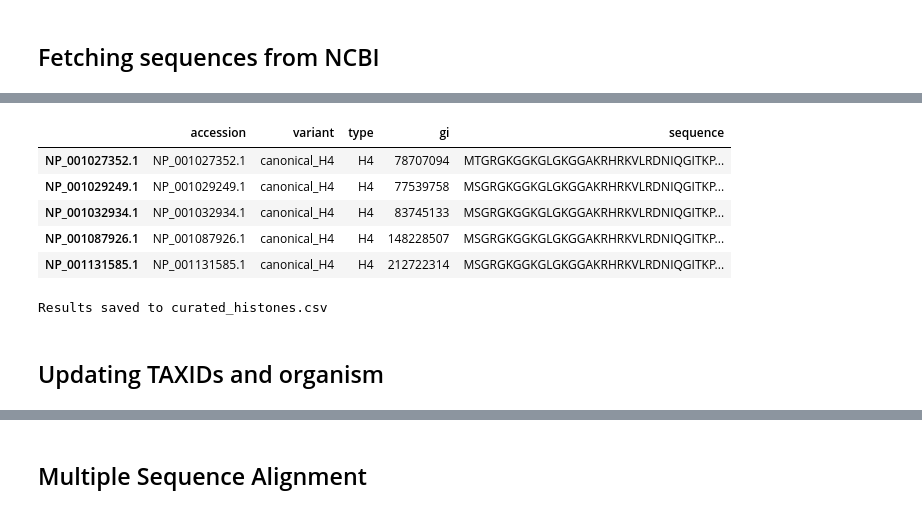
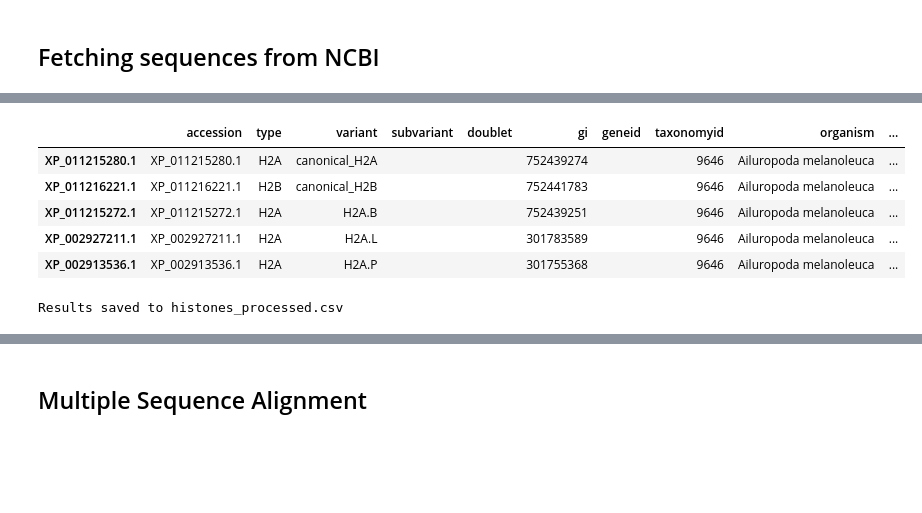
Before and after one commit to v-kulikov1/histonedb_Vladimir, a Jupyter notebook: CURATED_SET/curated_sevice.ipynb, the cells around one changed output, grey strips where cells are left out. Saved outputs shown, nothing was run; the diff lists cells and outputs as text; code cells hidden in the pictures; blank space fills up the shorter version.

```diff
--- a/CURATED_SET/curated_sevice.ipynb
+++ b/CURATED_SET/curated_sevice.ipynb
@@ -102,15 +125,13 @@ for key in curated_set.fasta_seqrec.keys():
 # %%
-curated_set.curated_data.head()
+curated_set.data.head()
 # %% [output]
-|  | accession | variant | type | gi | sequence |
-| NP_001027352.1 | NP_001027352.1 | canonical_H4 | H4 | 78707094 | MTGRGKGGKGLGKGGAKRHRKVLRDNIQGITKP... |
-| NP_001029249.1 | NP_001029249.1 | canonical_H4 | H4 | 77539758 | MSGRGKGGKGLGKGGAKRHRKVLRDNIQGITKP... |
-| NP_001032934.1 | NP_001032934.1 | canonical_H4 | H4 | 83745133 | MSGRGKGGKGLGKGGAKRHRKVLRDNIQGITKP... |
-| NP_001087926.1 | NP_001087926.1 | canonical_H4 | H4 | 148228507 | MSGRGKGGKGLGKGGAKRHRKVLRDNIQGITKP... |
-| NP_001131585.1 | NP_001131585.1 | canonical_H4 | H4 | 212722314 | MSGRGKGGKGLGKGGAKRHRKVLRDNIQGITKP... |
+|  | accession | type | variant | subvariant | doublet | gi | geneid | taxonomyid | organism | ... |
+| XP_011215280.1 | XP_011215280.1 | H2A | canonical_H2A |  |  | 752439274 |  | 9646 | Ailuropoda melanoleuca | ... |
+| XP_011216221.1 | XP_011216221.1 | H2B | canonical_H2B |  |  | 752441783 |  | 9646 | Ailuropoda melanoleuca | ... |
+| XP_011215272.1 | XP_011215272.1 | H2A | H2A.B |  |  | 752439251 |  | 9646 | Ailuropoda melanoleuca | ... |
+| XP_002927211.1 | XP_002927211.1 | H2A | H2A.L |  |  | 301783589 |  | 9646 | Ailuropoda melanoleuca | ... |
+| XP_002913536.1 | XP_002913536.1 | H2A | H2A.P |  |  | 301755368 |  | 9646 | Ailuropoda melanoleuca | ... |
 # %%
-curated_set.save()
+curated_set.save(processed=True)
 # %% [output]
-Results saved to curated_histones.csv
+Results saved to histones_processed.csv
-# %% [markdown]
-## Updating TAXIDs and organism
```
Also changed, not shown: parts of 25 cells of this notebook, 2 other files.
